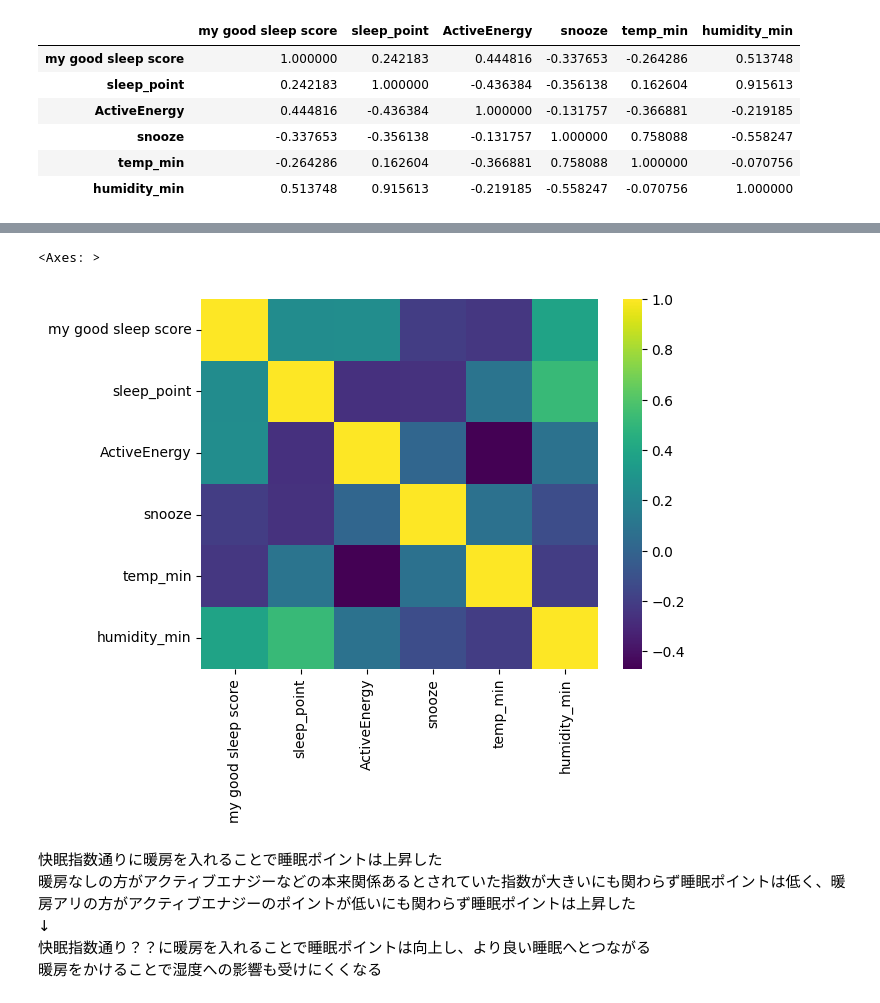
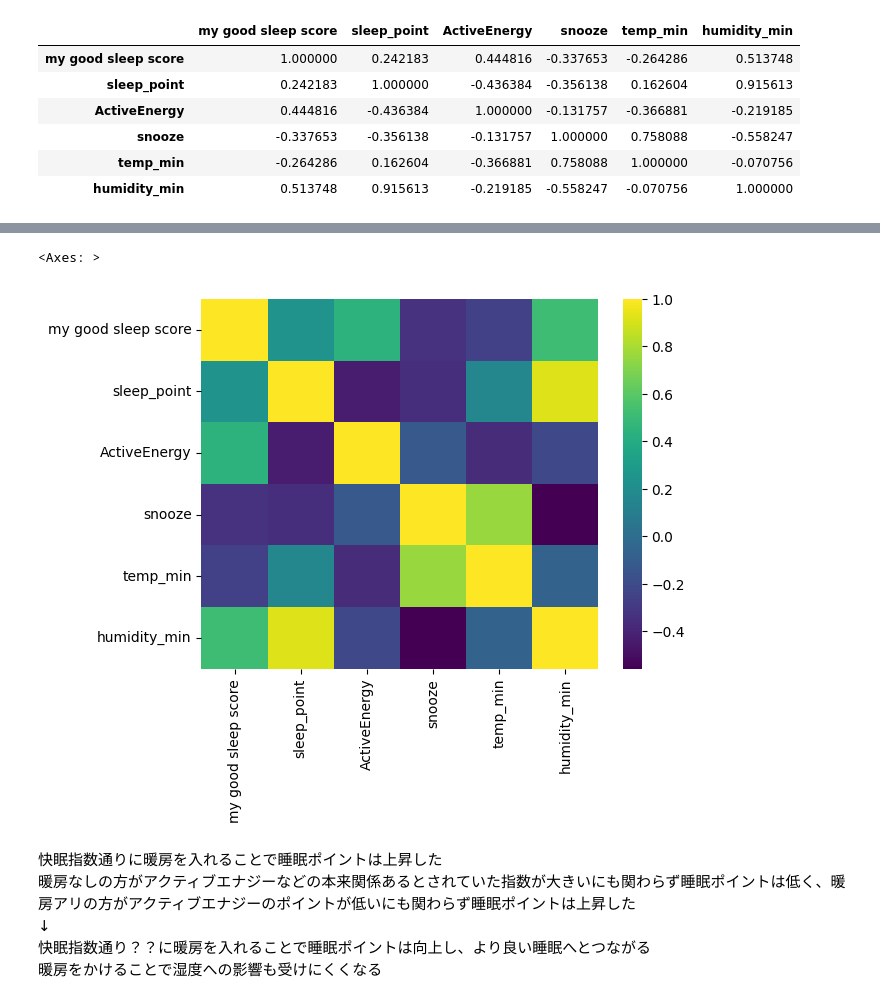
Before and after one commit to naoki-27/ds_program_health, a Jupyter notebook: analaysis.ipynb, the cells around one changed output, grey strips where cells are left out. Drawn from its saved outputs; the diff is of its cells as text; code cells hidden in the pictures.

```diff
--- a/analaysis.ipynb
+++ b/analaysis.ipynb
@@ -302,8 +302,8 @@ sns.heatmap(df[['my good sleep score', 'sleep_point', 'ActiveEnergy', 'snooze','
 # %%
-sns.heatmap(df[['my good sleep score', 'sleep_point', 'ActiveEnergy', 'snooze','temp_min','humidity_min']].corr(), cmap='viridis')
+sns.heatmap(df2[['my good sleep score', 'sleep_point', 'ActiveEnergy', 'snooze','temp_min','humidity_min']].corr(), cmap='viridis')
 # %% [output]
 <Axes: >
-[figure, old version]
+[figure, new version]
 # %% [markdown]
 快眠指数通りに暖房を入れることで睡眠ポイントは上昇した<br>
 暖房なしの方がアクティブエナジーなどの本来関係あるとされていた指数が大きいにも関わらず睡眠ポイントは低く、暖房アリの方がアクティブエナジーのポイントが低いにも関わらず睡眠ポイントは上昇した<br>
```
Also changed, not shown: parts of 4 cells of this notebook.
